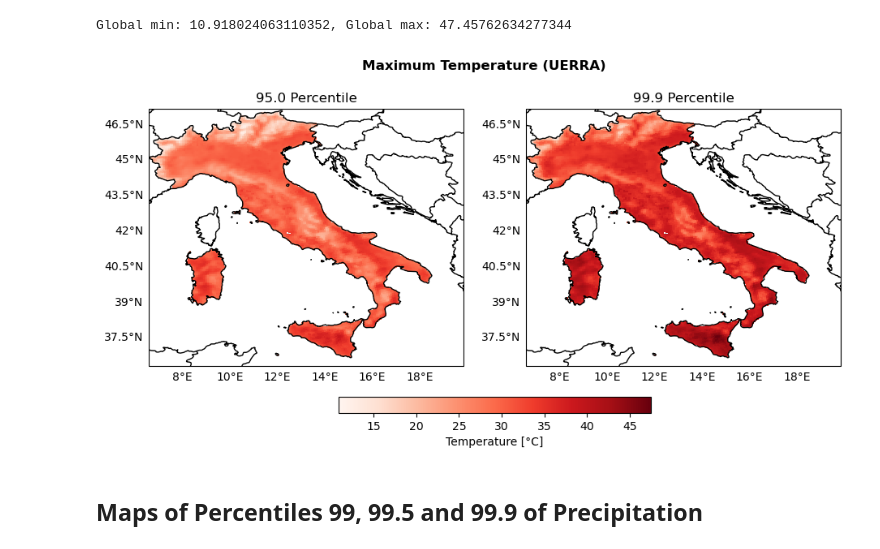
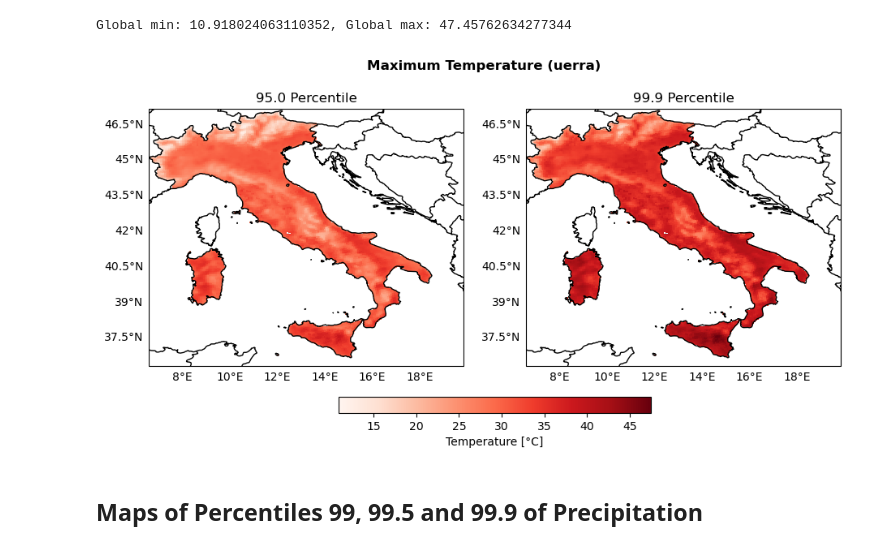
Before and after one commit to CLIMAAX/MULTI, a Jupyter notebook: 01_Infrastructure_heat_precipitation/Hazard_indicators_plot.ipynb, the cells around one changed output. Drawn from its saved outputs; the diff is of its cells as text; code cells hidden in the pictures.

```diff
--- a/01_Infrastructure_heat_precipitation/Hazard_indicators_plot.ipynb
+++ b/01_Infrastructure_heat_precipitation/Hazard_indicators_plot.ipynb
@@ -33,6 +25,6 @@ These files are sorted for further processing.
 # %%
 # Path to the folder containing the NetCDF files
-indicators_path = f'../data_{region_name}/indicators/uerra'
+indicators_path = f'data_{region_name}/indicators/uerra'
 
 # Path to save the maps
 output_maps = os.path.join(indicators_path, 'maps')
@@ -113,24 +112,24 @@ print(f"Global min: {global_min_TempPercentile}, Global max: {global_max_TempPer
 Global min: 10.918024063110352, Global max: 47.45762634277344
 # %%
 fig, axs = plt.subplots(nrows=1, ncols=2, figsize=(11, 5), subplot_kw={'projection': ccrs.PlateCarree()})
-fig.suptitle('Maximum Temperature (UERRA)', fontweight='bold')
+fig.suptitle(f'Maximum Temperature ({dataset_label})', fontweight='bold')
 
 plot_kwargs = {
     'cmap': 'Reds',
     'vmin': global_min_TempPercentile,
     'vmax': global_max_TempPercentile,
     'transform': ccrs.PlateCarree()
 }
 for ax, percentile in zip(axs, percentiles):
     configure_map(ax, title=f'{percentile} Percentile')
     da = TempPercentile_arrays[percentile]
     im = ax.pcolormesh(da['longitude'], da['latitude'], da.values, **plot_kwargs)
 
 fig.colorbar(im, ax=axs, orientation='horizontal', fraction=0.05, pad=0.1, label='Temperature [°C]')
 
-fig.savefig(os.path.join(output_maps, "UERRA_Temp_percentiles_comparison.png"))
+fig.savefig(os.path.join(output_maps, "Temp_percentiles_comparison.png"))
 # %% [output]
-[figure, old version]
+[figure, new version]
 # %% [markdown]
 ## Maps of Percentiles 99, 99.5 and 99.9 of Precipitation
 # %%
```
Also changed, not shown: parts of 7 cells of this notebook, 2 other files.
